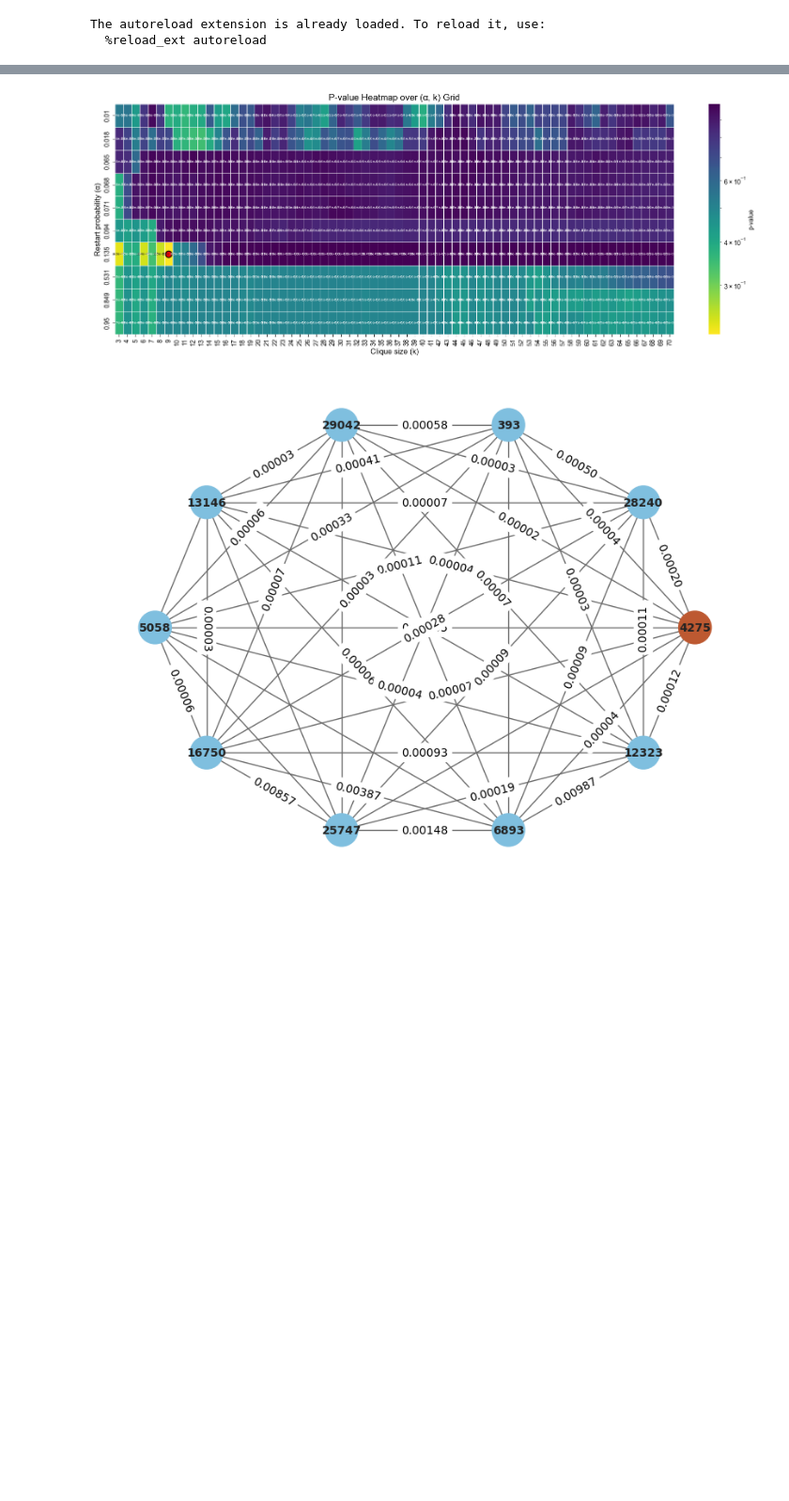
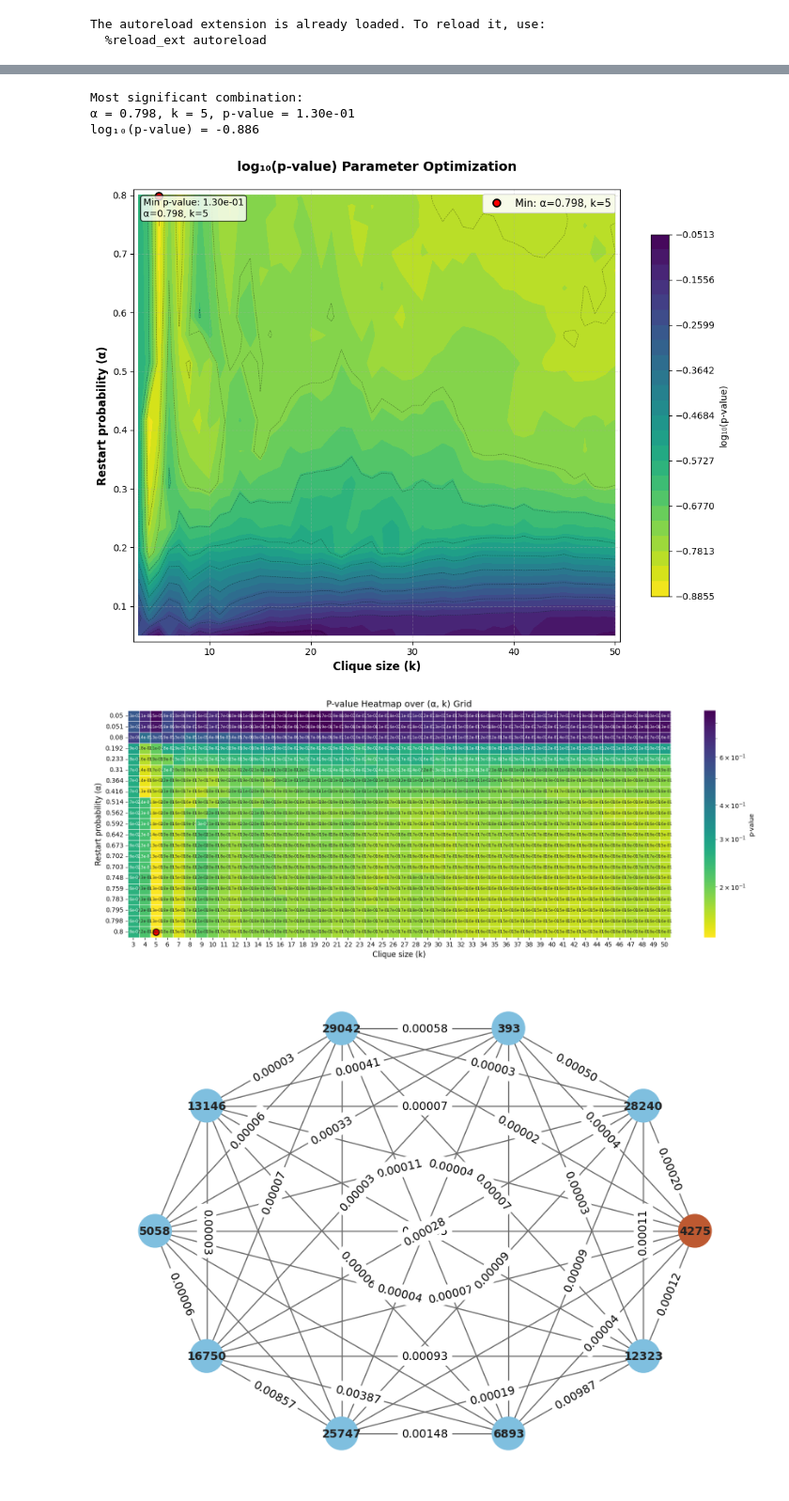
Before and after one commit to ethanoutangoun/chromatin-heart-dev, a Jupyter notebook: ttn_bin_selection.ipynb, the cells around one changed output, grey strips where cells are left out. Shown at 94% size. Saved outputs shown, nothing was run; the diff lists cells and outputs as text; code cells hidden in the pictures; blank space fills up the shorter version.

```diff
--- a/ttn_bin_selection.ipynb
+++ b/ttn_bin_selection.ipynb
@@ -70,7 +61,14 @@ res = core.optimizer.optimize_diffusion_params_smart(contact_matrix_zero, 30, (3
 # %%
+import core.visuals
+
+core.visuals.plot_pval_contours_from_csv('full_alpha_k_log.csv')
 core.visuals.plot_pval_heatmap_from_log('full_alpha_k_log.csv')
 # %% [output]
+Most significant combination:
+α = 0.798, k = 5, p-value = 1.30e-01
+log₁₀(p-value) = -0.886
-[figure, old version]
+[figure, new version]
+[figure, added]
 # %%
 import core.visuals
 
```
Also changed, not shown: parts of 3 cells of this notebook, 3 other files.
